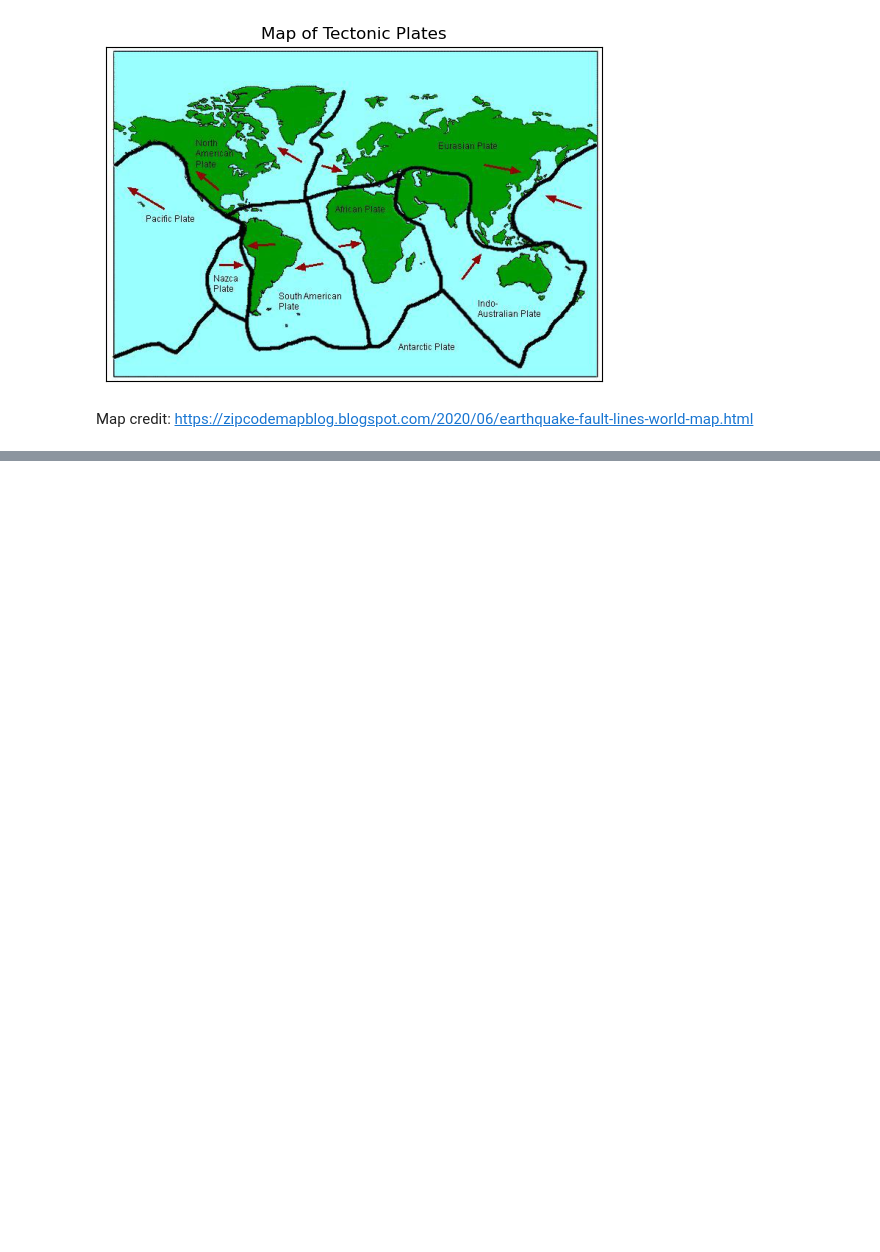
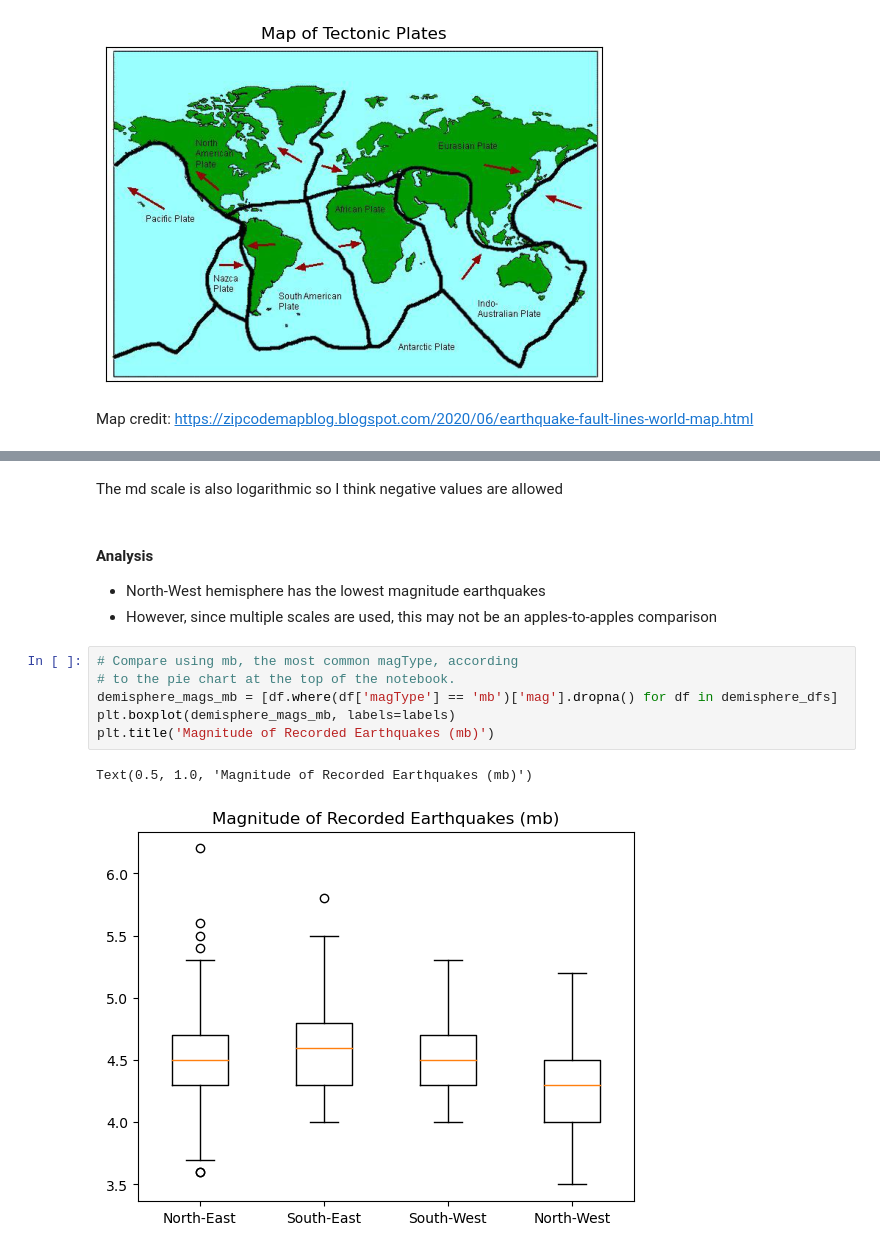
Before and after one commit to ADPriceless/TheDeveloperAcademy_Assignments5and6, a Jupyter notebook: assignment5.ipynb, the cells around one changed output, grey strips where cells are left out. Saved outputs shown, nothing was run; the diff lists cells and outputs as text; blank space fills up the shorter version.

```diff
--- a/assignment5.ipynb
+++ b/assignment5.ipynb
@@ -300,0 +349,15 @@ Map credit: https://zipcodemapblog.blogspot.com/2020/06/earthquake-fault-lines-w
+# %% [markdown]
+The md scale is also logarithmic so I think negative values are allowed
+# %% [markdown]
+#### Analysis
+- North-West hemisphere has the lowest magnitude earthquakes
+- However, since multiple scales are used, this may not be an apples-to-apples comparison
+# %%
+# Compare using mb, the most common magType, according
+# to the pie chart at the top of the notebook.
+demisphere_mags_mb = [df.where(df['magType'] == 'mb')['mag'].dropna() for df in demisphere_dfs]
+plt.boxplot(demisphere_mags_mb, labels=labels)
+plt.title('Magnitude of Recorded Earthquakes (mb)')
+# %% [output]
+Text(0.5, 1.0, 'Magnitude of Recorded Earthquakes (mb)')
+[figure, added]
```
Also changed, not shown: parts of 15 cells of this notebook.
